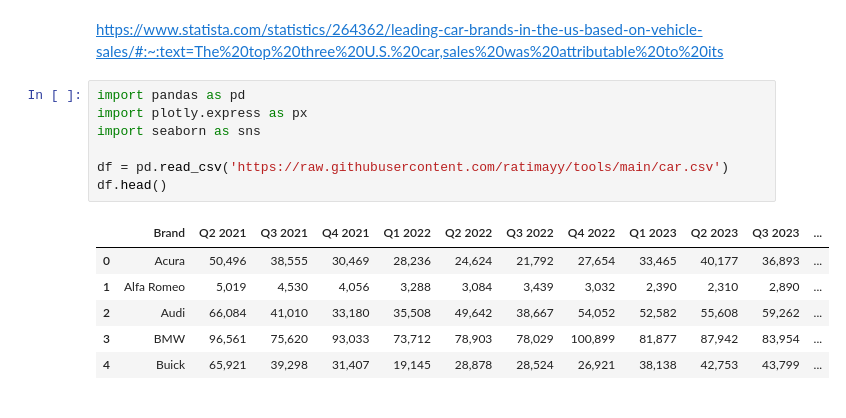
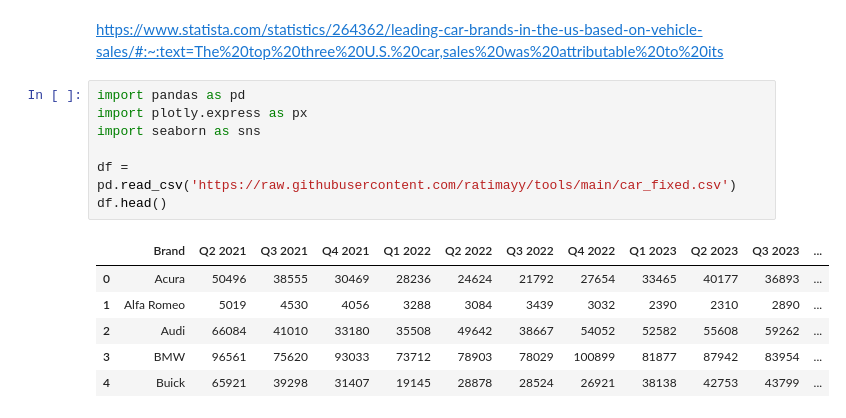
Before and after one commit to ratimayy/ML, a Jupyter notebook: HW_plotly_graph.ipynb, the cells around one changed output. Saved outputs shown, nothing was run; the diff lists cells and outputs as text.

```diff
--- a/HW_plotly_graph.ipynb
+++ b/HW_plotly_graph.ipynb
@@ -5,14 +5,14 @@ https://www.statista.com/statistics/264362/leading-car-brands-in-the-us-based-on
 # %%
 import pandas as pd
 import plotly.express as px
 import seaborn as sns
 
-df = pd.read_csv('https://raw.githubusercontent.com/ratimayy/tools/main/car.csv')
+df = pd.read_csv('https://raw.githubusercontent.com/ratimayy/tools/main/car_fixed.csv')
 df.head()
 # %% [output]
 |  | Brand | Q2 2021 | Q3 2021 | Q4 2021 | Q1 2022 | Q2 2022 | Q3 2022 | Q4 2022 | Q1 2023 | Q2 2023 | Q3 2023 | ... |
-| 0 | Acura | 50,496 | 38,555 | 30,469 | 28,236 | 24,624 | 21,792 | 27,654 | 33,465 | 40,177 | 36,893 | ... |
-| 1 | Alfa Romeo | 5,019 | 4,530 | 4,056 | 3,288 | 3,084 | 3,439 | 3,032 | 2,390 | 2,310 | 2,890 | ... |
-| 2 | Audi | 66,084 | 41,010 | 33,180 | 35,508 | 49,642 | 38,667 | 54,052 | 52,582 | 55,608 | 59,262 | ... |
-| 3 | BMW | 96,561 | 75,620 | 93,033 | 73,712 | 78,903 | 78,029 | 100,899 | 81,877 | 87,942 | 83,954 | ... |
-| 4 | Buick | 65,921 | 39,298 | 31,407 | 19,145 | 28,878 | 28,524 | 26,921 | 38,138 | 42,753 | 43,799 | ... |
+| 0 | Acura | 50496 | 38555 | 30469 | 28236 | 24624 | 21792 | 27654 | 33465 | 40177 | 36893 | ... |
+| 1 | Alfa Romeo | 5019 | 4530 | 4056 | 3288 | 3084 | 3439 | 3032 | 2390 | 2310 | 2890 | ... |
+| 2 | Audi | 66084 | 41010 | 33180 | 35508 | 49642 | 38667 | 54052 | 52582 | 55608 | 59262 | ... |
+| 3 | BMW | 96561 | 75620 | 93033 | 73712 | 78903 | 78029 | 100899 | 81877 | 87942 | 83954 | ... |
+| 4 | Buick | 65921 | 39298 | 31407 | 19145 | 28878 | 28524 | 26921 | 38138 | 42753 | 43799 | ... |
```
Also changed, not shown: parts of 7 cells of this notebook.
